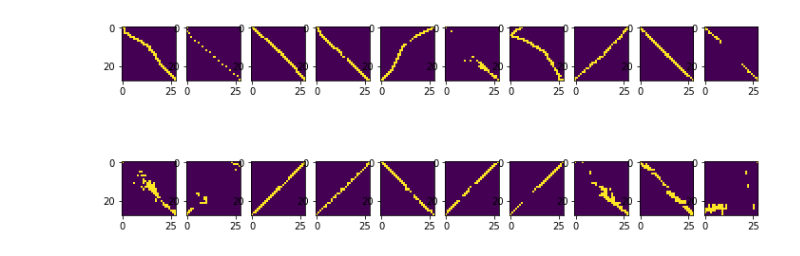
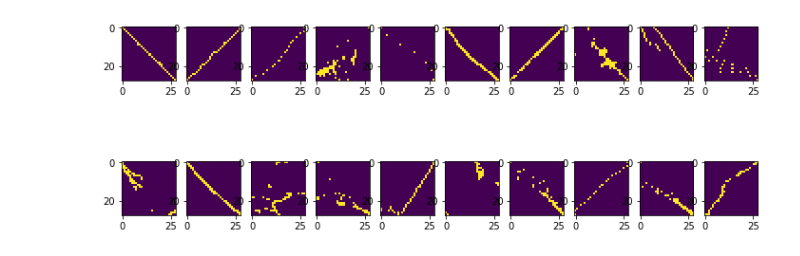
Before and after one commit to daanyaal1/Pandora-Masters-Project, a Jupyter notebook: Deep Learning/CNN Model Building.ipynb, the cells around one changed output. Drawn from its saved outputs; the diff is of its cells as text; code cells hidden in the pictures.

```diff
--- a/Deep Learning/CNN Model Building.ipynb
+++ b/Deep Learning/CNN Model Building.ipynb
@@ -26,0 +19,6 @@ df.head()
+# %%
+df_1 = pd.read_csv('../DL_data/all_nue_and_numu_pixels.csv', index_col=0)
+df_2=df_1[df_1.isTrueTrack==1].head(8240)
+df_3=df_1[df_1.isTrueTrack==0]
+df=pd.concat([df_2, df_3])
+df.head()
@@ -29,3 +35,0 @@ pixel_cols=[str(i) for i in range(28*28)]
-# %%
-df=df[['isTrueTrack']+pixel_cols]
-df.head()
@@ -40,20 +36,23 @@ df.head()
 # %%
-X_train, X_test, y_train, y_test = train_test_split(df[pixel_cols], df['isTrueTrack'], test_size=0.2, random_state=42)
-X_train=(X_train.values).astype('float32')
-X_test=(X_test.values).astype('float32')
-y_train=(y_train.values).astype('float32')
-y_test=(y_test.values).astype('float32')
+x_train, x_test, y_train, y_test = train_test_split(df[pixel_cols], df['isTrueTrack'], test_size=0.2, random_state=42)
+X_train=(x_train.values).astype('float32')
+X_test=(x_test.values).astype('float32')
+Y_train=(y_train.values).astype('float32')
+Y_test=(y_test.values).astype('float32')
 # %%
 %matplotlib inline
 # preview the images first
 plt.figure(figsize=(12,10))
 x, y = 10, 4
+count=1
 for i in range(20):
-    plt.subplot(y, x, i+1)
+    plt.subplot(y, x, count)
+    count+=1
     plt.imshow(X_train[i].reshape((28,28)),interpolation='nearest')
+#plt.savefig('CNN Input images.eps')
 plt.show()
 # %% [output]
-[figure, old version]
+[figure, new version]
 # %%
 X_train = X_train/255.0
 X_test = X_test/255.0
```
Also changed, not shown: parts of 33 cells of this notebook.
